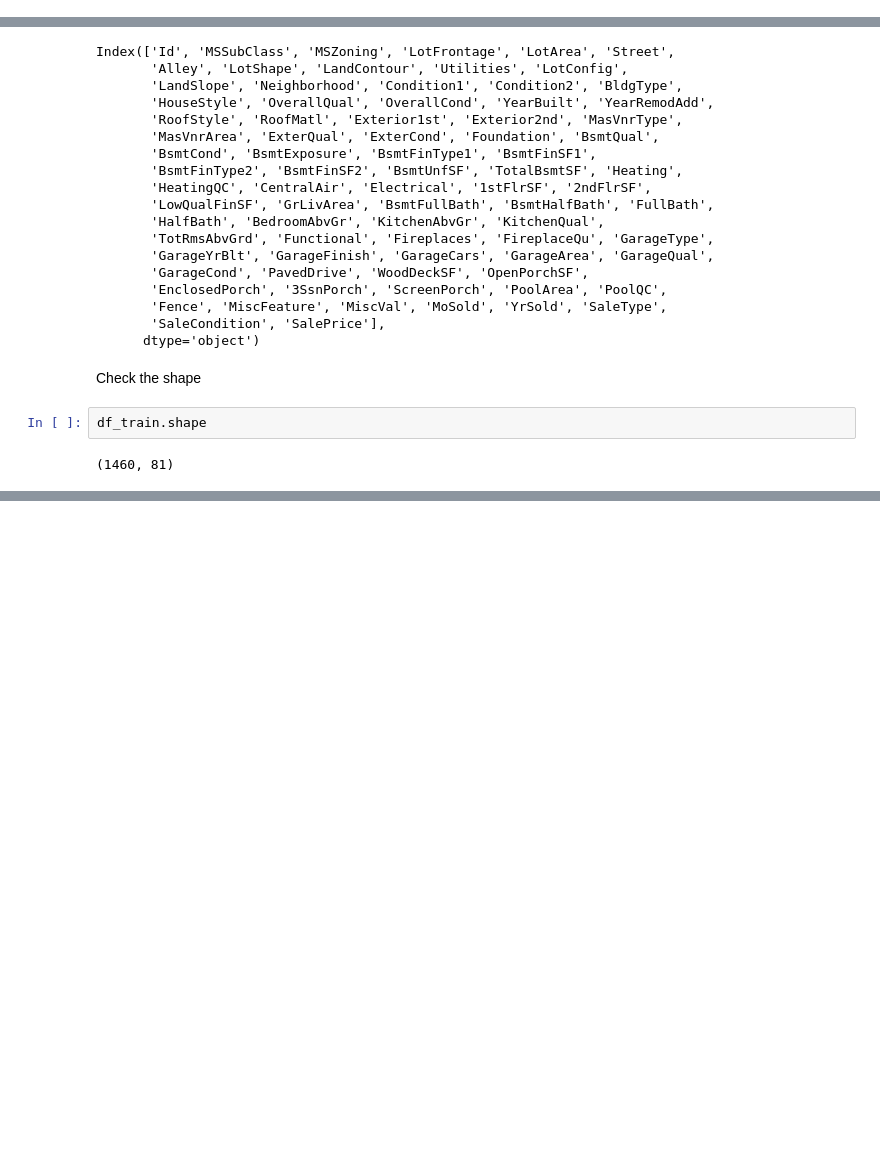
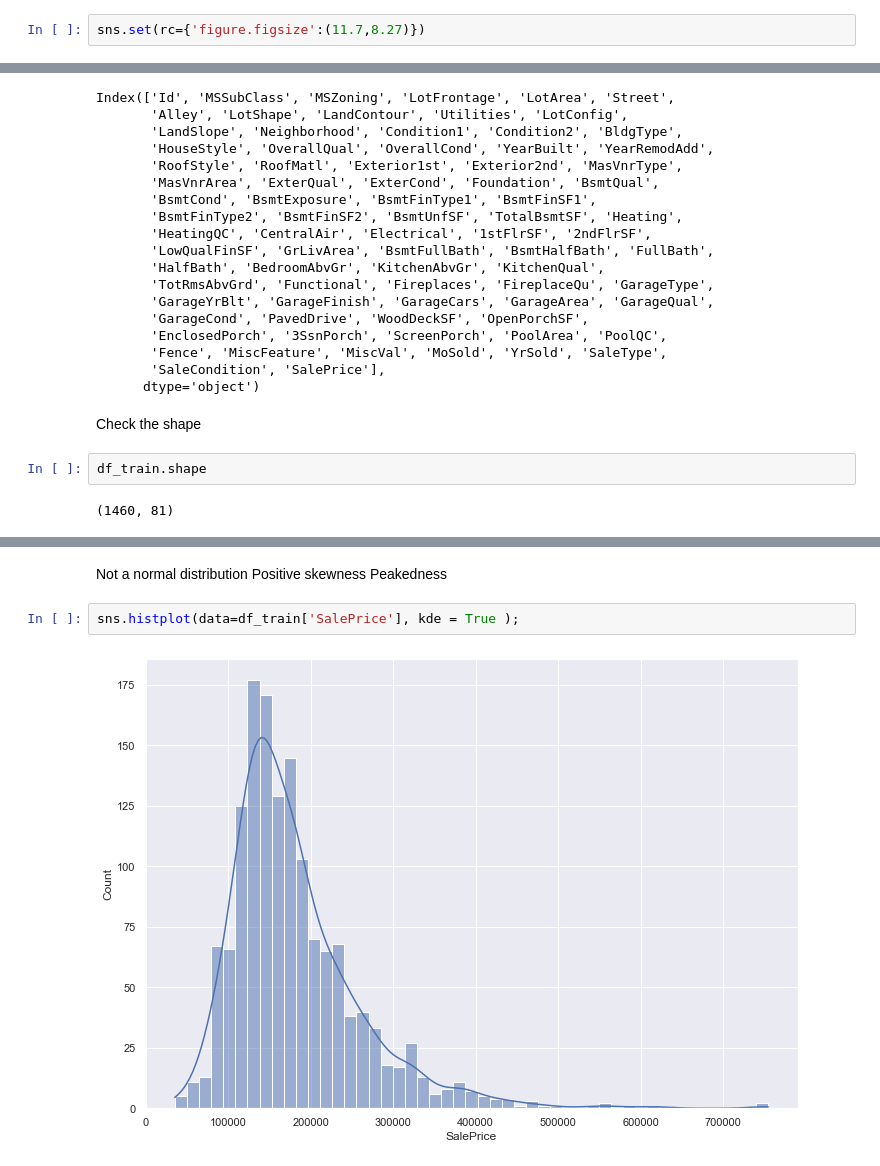
Before and after one commit to Abramo-Hub/House_Prices, a Jupyter notebook: Main.ipynb, the cells around one changed output, grey strips where cells are left out. Cells and saved outputs as stored; diff of their text form; blank space fills up the shorter version.

Commit message:
Start with house prices

```diff
--- a/Main.ipynb
+++ b/Main.ipynb
@@ -15,3 +17,5 @@ import os
+# %%
+sns.set(rc={'figure.figsize':(11.7,8.27)})
 # %% [markdown]
 Read the training dataset
 # %%
@@ -63,0 +82,8 @@ df_train.shape
+# %% [markdown]
+Not a normal distribution
+Positive skewness
+Peakedness
+# %%
+sns.histplot(data=df_train['SalePrice'], kde = True );
+# %% [output]
+[figure, added]
```
Also changed, not shown: parts of 3 cells of this notebook.
